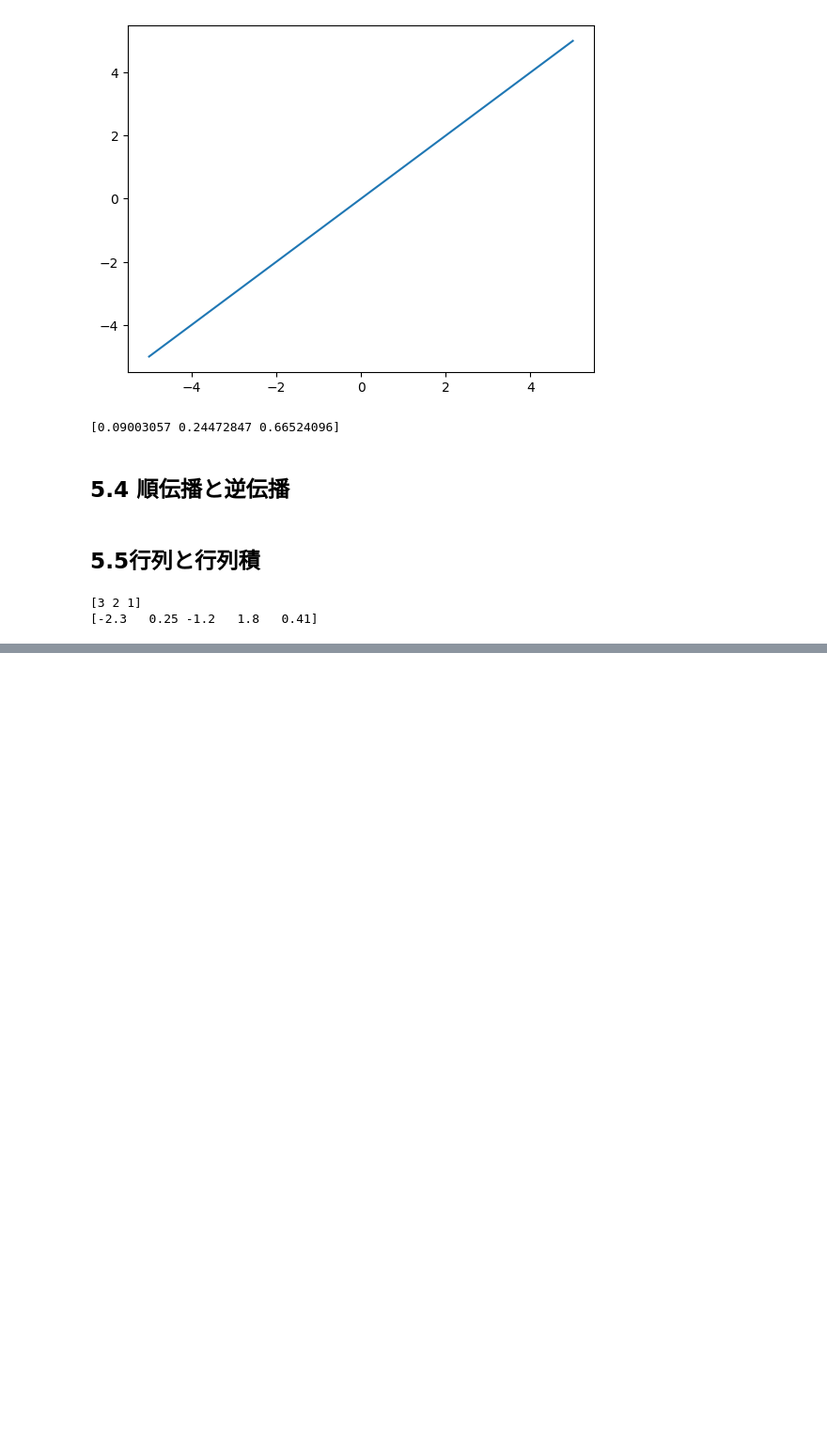
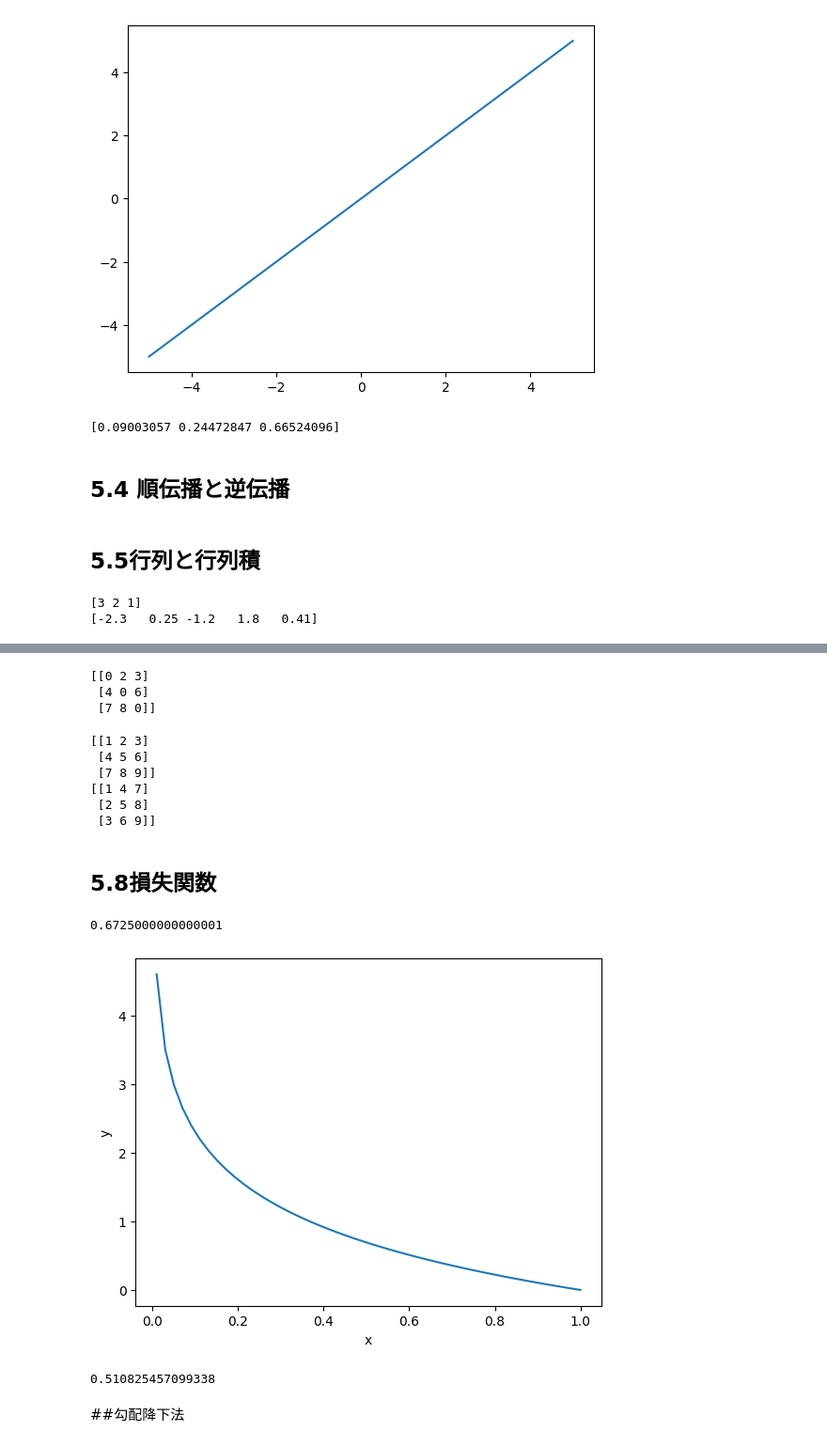
Before and after one commit to shuhei0916/new-ai, a Jupyter notebook: chapter5.ipynb, the cells around one changed output, grey strips where cells are left out. Shown at 94% size. Drawn from its saved outputs; the diff is of its cells as text; code cells hidden in the pictures; blank space fills up the shorter version.

```diff
--- a/chapter5.ipynb
+++ b/chapter5.ipynb
@@ -141,0 +157,64 @@ a = np.array()
+# %%
+# 5.5.5アダまーる積
+
+a = np.array([[1, 2, 3], [4, 5, 6], [7, 8, 9]])
+b = np.array([[0, 1, 1], [1, 0, 1], [1, 1, 0]])
+
+print(a*b)
+# %% [output]
+[[0 2 3]
+ [4 0 6]
+ [7 8 0]]
+# %%
+# 5.5.6転置
+a = np.array([[1, 2, 3], [4, 5, 6], [7, 8, 9]])
+print(a)
+print(a.T)
+# %% [output]
+[[1 2 3]
+ [4 5 6]
+ [7 8 9]]
+[[1 4 7]
+ [2 5 8]
+ [3 6 9]]
+# %% [markdown]
+## 5.8損失関数
+# %%
+# 5.8.1二乗和誤差
+import numpy as np
+
+def square_sum(y, t):
+    return 1.0/2.0 + np.sum(np.square(y-t)) # 二乗和誤差
+
+
+y = np.array([0.1, 0.05, 0.6, 0.0])
+t = np.array([0, 0, 1, 0])
+
+print(square_sum(y, t))
+# %% [output]
+0.6725000000000001
+# %%
+import numpy as np
+import matplotlib.pyplot as plt
+
+x = np.linspace(0.01, 1)
+y = -np.log(x)
+
+plt.xlabel("x")
+plt.ylabel("y")
+plt.plot(x, y)
+plt.show()
+# %% [output]
+[figure, added]
+# %%
+def cross_entropy(y, t):
+    return -np.sum(t*np.log(y + 1e-7))
+
+y = np.array([0.1, 0.05, 0.6, 0.0])
+t = np.array([0, 0, 1, 0])
+
+print(cross_entropy(y, t))
+# %% [output]
+0.510825457099338
+# %% [markdown]
+##勾配降下法
```
Also changed, not shown: parts of 3 cells of this notebook.
